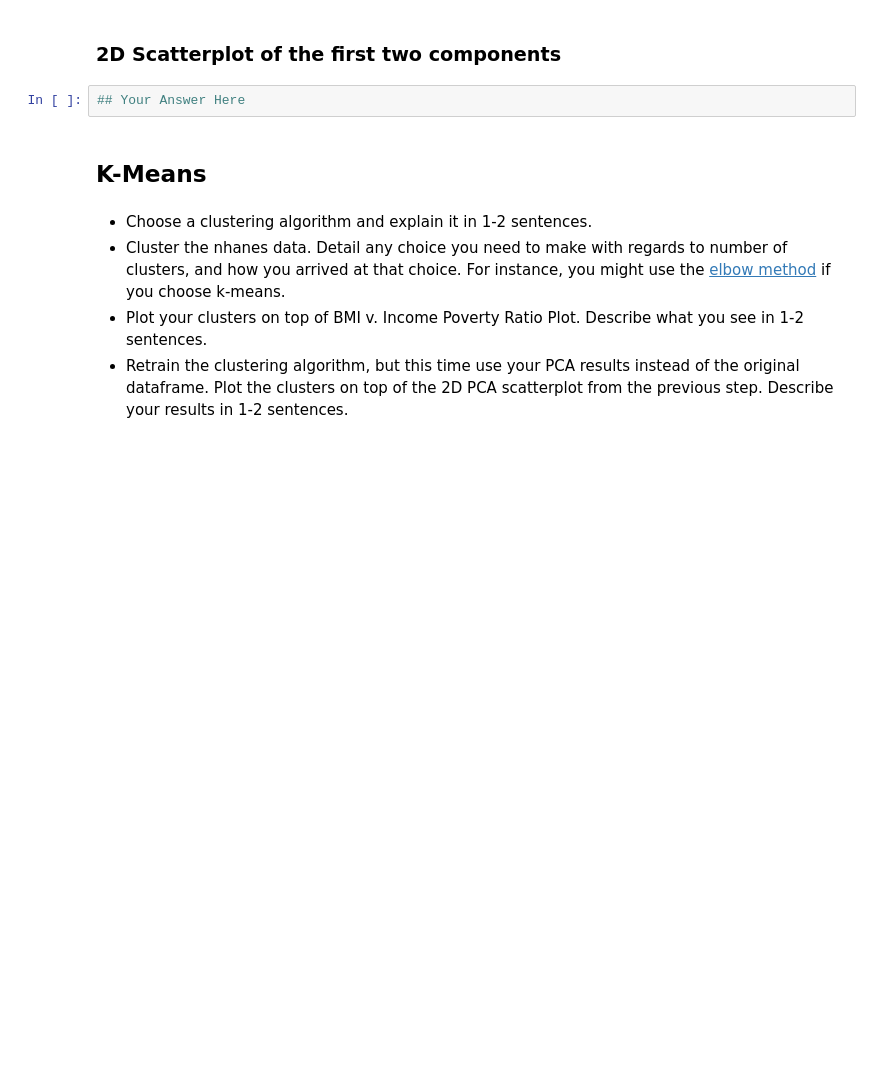
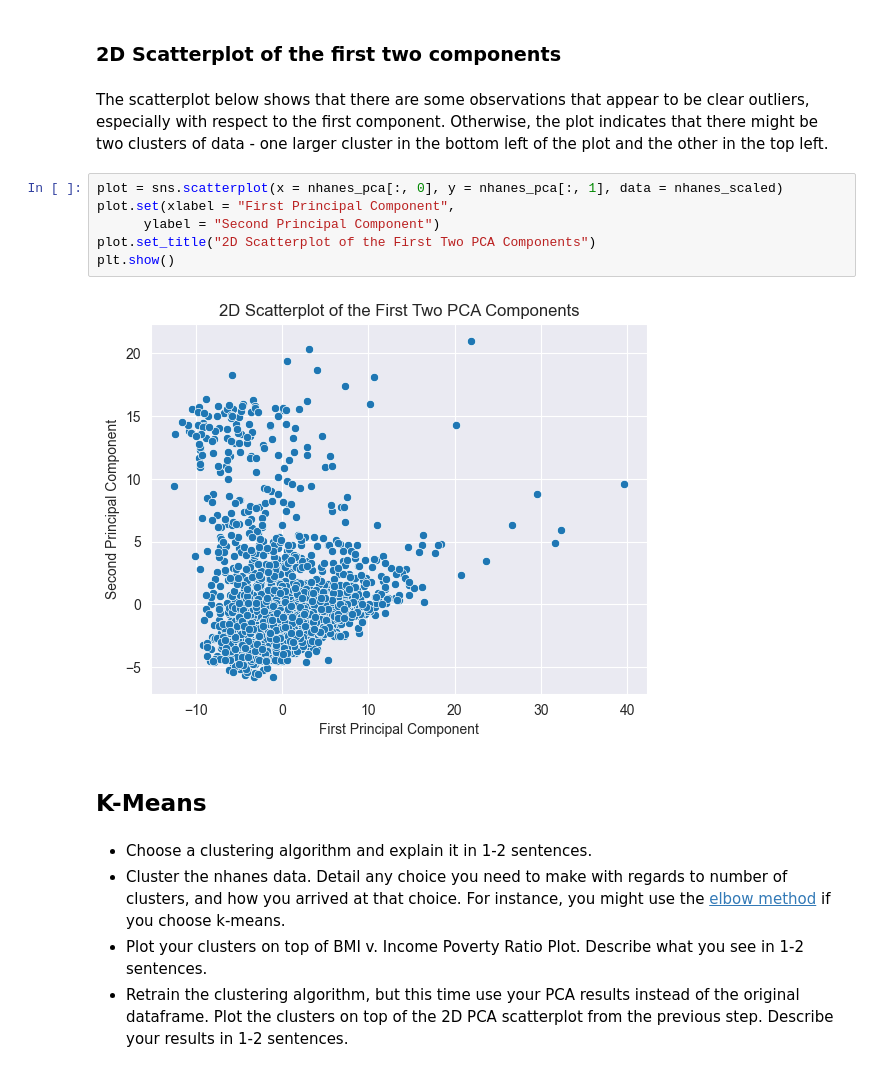
Before and after one commit to paigenpark/Computational-Social-Science-Projects, a Jupyter notebook: project-4/Project 4 Students.ipynb, the cells around one changed output. Cells and saved outputs as stored; diff of their text form; blank space fills up the shorter version.

```diff
--- a/project-4/Project 4 Students.ipynb
+++ b/project-4/Project 4 Students.ipynb
@@ -132,7 +161,15 @@ plt.show()
 # %% [markdown]
 ### 2D Scatterplot of the first two components
-# %%
-## Your Answer Here
+# %% [markdown]
+The scatterplot below shows that there are some observations that appear to be clear outliers, especially with respect to the first component. Otherwise, the plot indicates that there might be two clusters of data - one larger cluster in the bottom left of the plot and the other in the top left.
+# %%
+plot = sns.scatterplot(x = nhanes_pca[:, 0], y = nhanes_pca[:, 1], data = nhanes_scaled)
+plot.set(xlabel = "First Principal Component",
+      ylabel = "Second Principal Component")
+plot.set_title("2D Scatterplot of the First Two PCA Components")
+plt.show()
+# %% [output]
+[figure, added]
 # %% [markdown]
 ## K-Means
 # %% [markdown]
```
Also changed, not shown: parts of 44 cells of this notebook.
